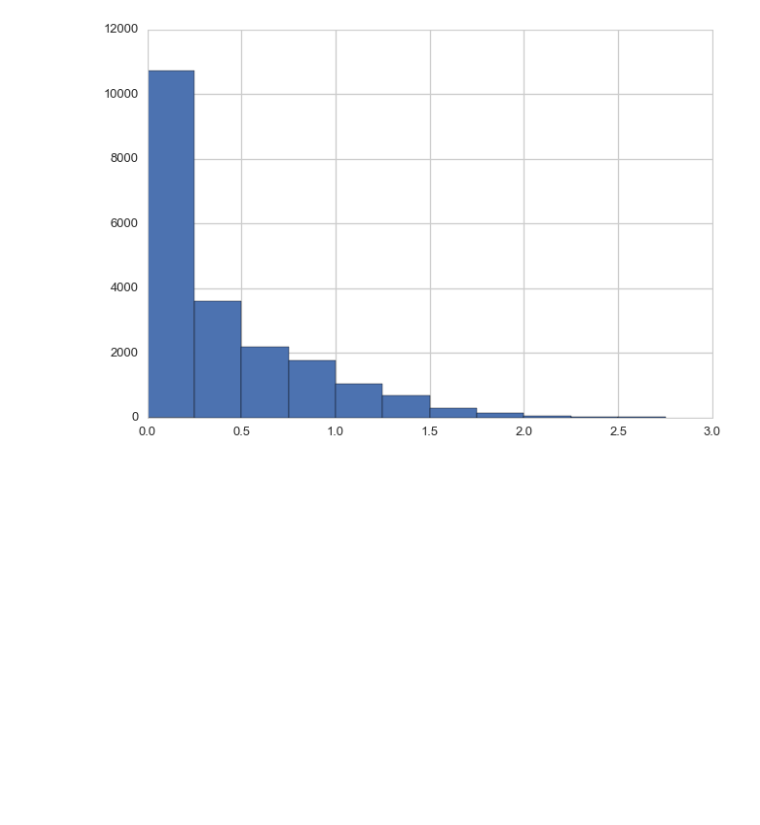
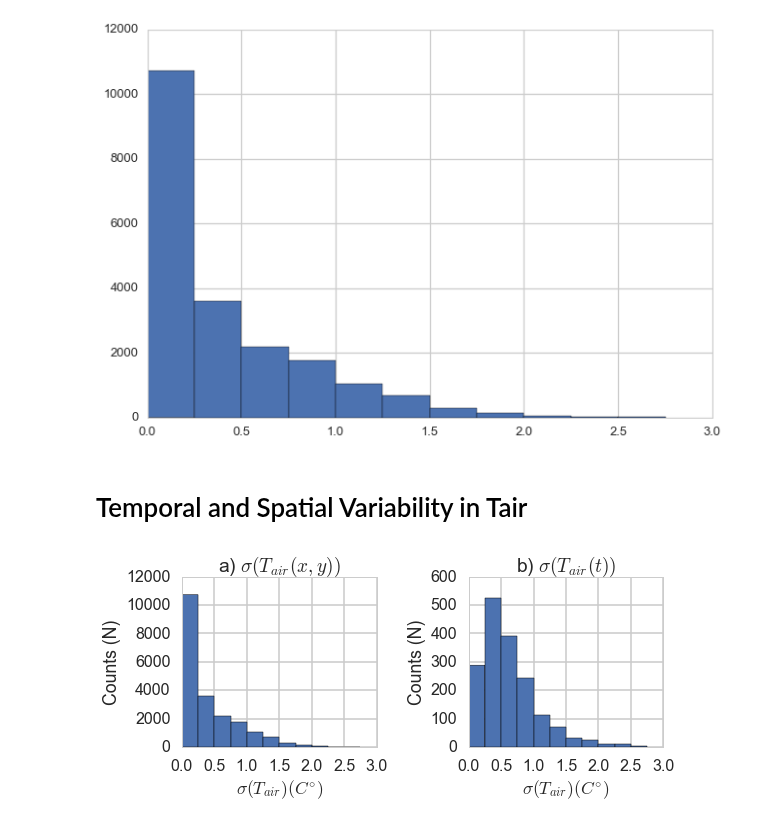
Before and after one commit to klapo/TurbulenceFeedbacks, a Jupyter notebook: TF.VariableObs.ipynb, the cells around one changed output. Saved outputs shown, nothing was run; the diff lists cells and outputs as text; code cells hidden in the pictures; blank space fills up the shorter version.

Commit message:
Added cells for looking explicitly at the spatial and temporal variability in Tair at the SCP site. These figures feature in the AGU 2016 poster. Other misc. changes to the notebook included.

```diff
--- a/TF.VariableObs.ipynb
+++ b/TF.VariableObs.ipynb
@@ -24,7 +24,7 @@ import sys, pickle, os
 # plotting packages
 import seaborn as sns
 sns.set_style("whitegrid")
-sns.set_context('talk')
+sns.set_context('poster')
 import matplotlib
 from matplotlib.pyplot import subplots
 import matplotlib.pyplot as plt
@@ -451,3 +451,30 @@ plt.hist(Atower.T_0_5m.std(dim='station')[~(np.isnan(Atower.T_0_5m.std(dim='stat
          bins=np.arange(0,3,.25));
 # %% [output]
 [figure]
+# %% [markdown]
+# Temporal and Spatial Variability in Tair
+# %%
+fig, axes = plt.subplots(1, 2, figsize=(8.5, 4))
+axes = axes.flatten()
+
+# Spatial variability Tair
+ax = axes[0]
+ax.hist(Atower.T_0_5m.std(dim='station')[~(np.isnan(Atower.T_0_5m.std(dim='station')))],
+        bins=np.arange(0, 3, .25))
+ax.set_ylabel('Counts (N)')
+ax.set_xlabel('$\sigma(T_{air}) (C^{\circ})$')
+ax.set_title('a) $\sigma(T_{air} (x, y))$')
+
+# Temporal variability Tair
+ax = axes[1]
+temporalVar = Atower.T_0_5m.resample(how='std', dim='time', freq='H').mean(dim='station')
+ax.hist(temporalVar[~(np.isnan(temporalVar))], bins=np.arange(0, 3, .25))
+ax.set_ylabel('Counts (N)')
+ax.set_xlabel('$\sigma(T_{air}) (C^{\circ})$')
+ax.set_title('b) $\sigma(T_{air} (t))$')
+
+fig.tight_layout()
+os.chdir(dirPrint)
+fig.savefig('SCP.Tair.SpatialTemporalVar.pdf')
+# %% [output]
+[figure, added]
```
